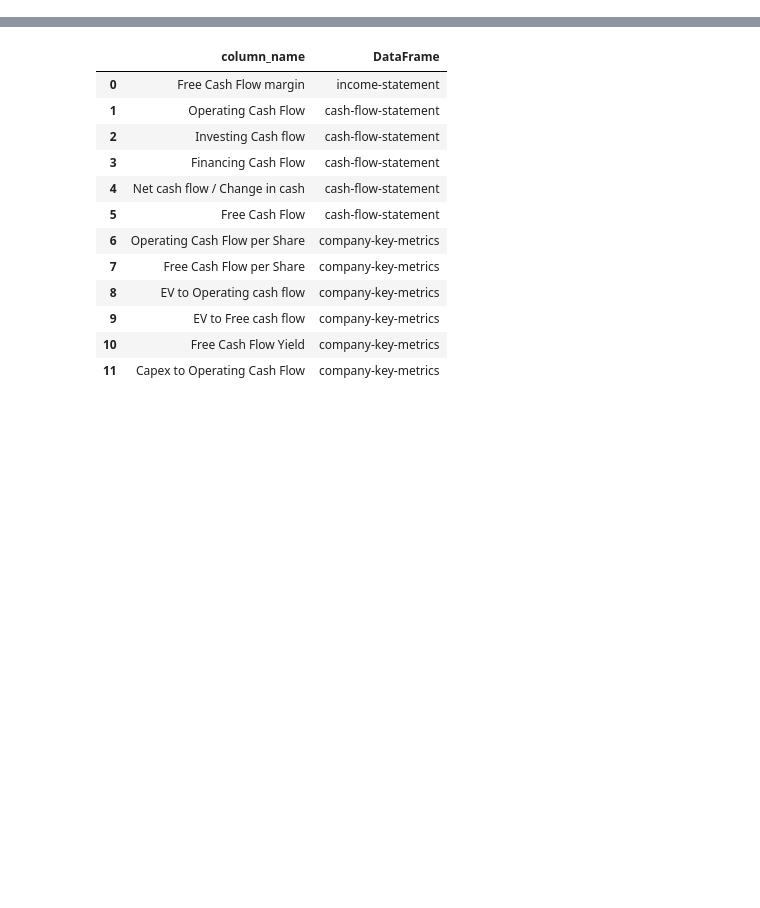
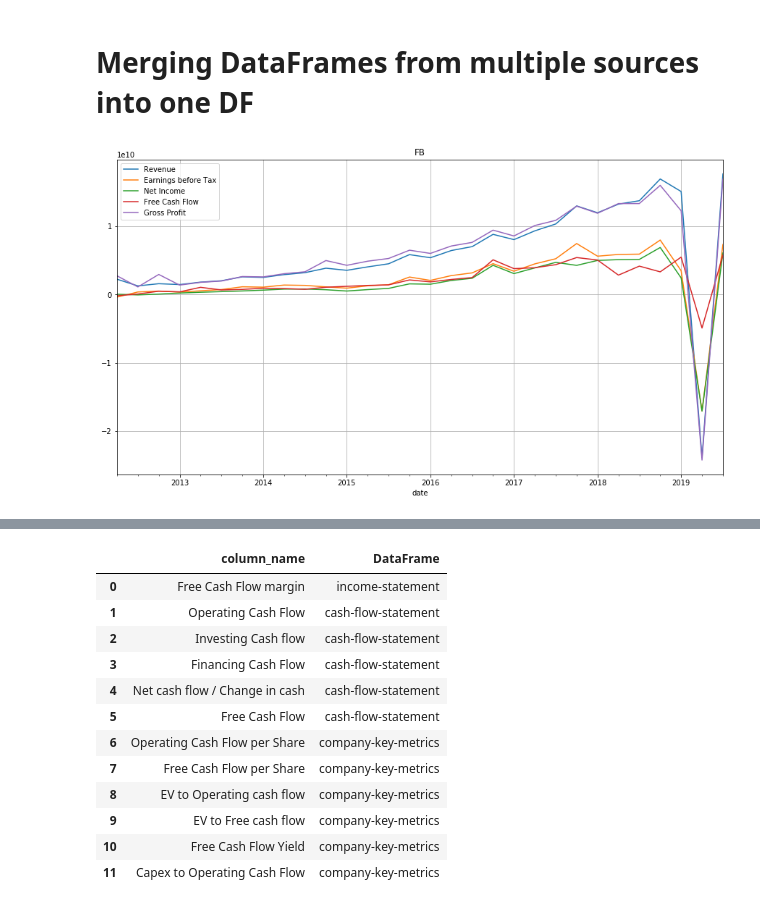
Before and after one commit to sabawi/getstockdata, a Jupyter notebook: test_data.ipynb, the cells around one changed output, grey strips where cells are left out. Drawn from its saved outputs; the diff is of its cells as text; code cells hidden in the pictures; blank space fills up the shorter version.

```diff
--- a/test_data.ipynb
+++ b/test_data.ipynb
@@ -505,0 +111,31 @@ maxtable_df
+# %% [markdown]
+# Merging DataFrames from multiple sources into one DF
+# %%
+import pandas as pd
+
+# Create a subset of columns in a DataFrame from the stock fundamentals dataset
+cols = ['Revenue','Earnings before Tax','Net Income','Free Cash Flow margin','Gross Profit','Net Profit Margin'] # [ 'Shares', 'Price', 'Revenue', 'Earnings']
+main_df1 = sd.MakeFund_Subset(main_df_org['income-statement'],cols)
+
+# Create another subset of columns from another fundamentals dataset
+cols = ['Number of Shares','Stock Price']
+main_df2 = sd.MakeFund_Subset(main_df_org['enterprise-value'],cols)
+
+# Create a 3rd subject of columns from yet another fundamentals dataset
+cols = ['Capital Expenditure','Free Cash Flow']
+main_df3 = sd.MakeFund_Subset(main_df_org['cash-flow-statement'],cols)
+
+# Create a 4th subject of columns from yet another fundamentals dataset
+cols = ['Free Cash Flow per Share']
+main_df4 = sd.MakeFund_Subset(main_df_org['company-key-metrics'],cols)
+
+
+# Merge the 3 dataframes into a single dataframe
+main_df = pd.merge(main_df1,main_df2,on='date')
+main_df = pd.merge(main_df,main_df3,on='date')
+main_df = pd.merge(main_df,main_df4,on='date')
+
+main_df.plot(y=['Revenue','Earnings before Tax','Net Income','Free Cash Flow','Gross Profit'],
+             figsize=(15,8),title=sd.get_stock().upper()).grid()
+# %% [output]
+[figure, added]
```
Also changed, not shown: parts of 48 cells of this notebook, 2 other files.
